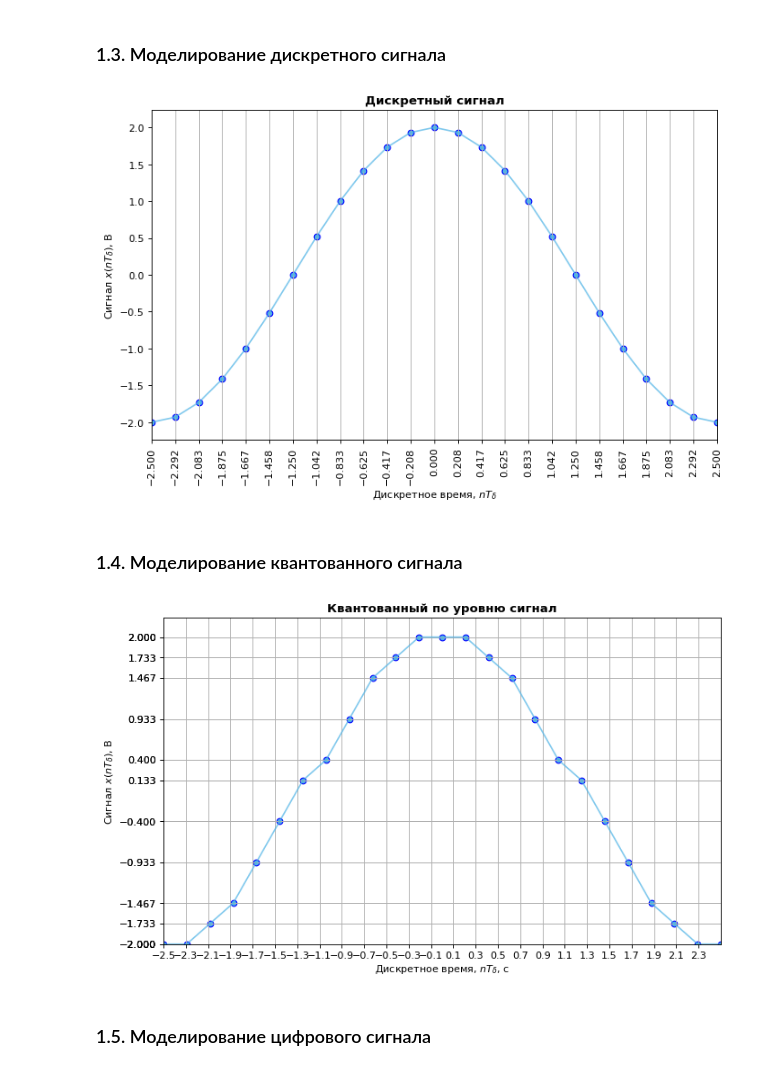
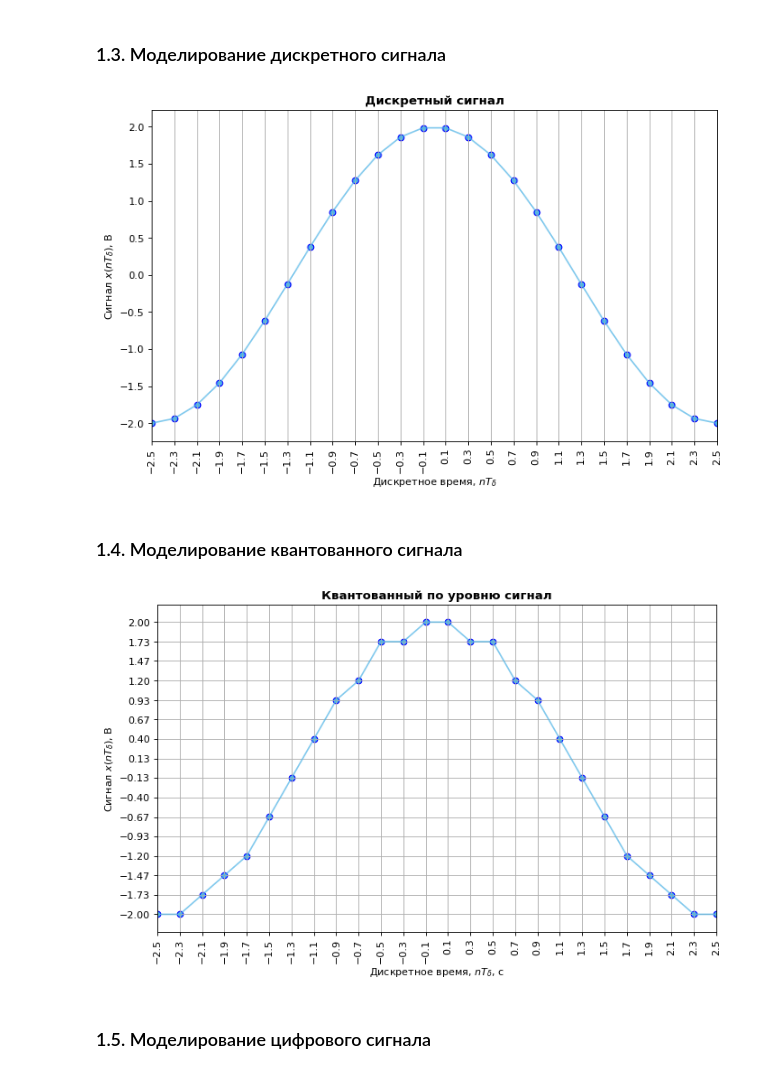
Before and after one commit to SakuraOneLove/DSP-2020, a Jupyter notebook: 1.ipynb, the cells around one changed output. Cells and saved outputs as stored; diff of their text form; code cells hidden in the pictures.

Commit message:
Beautify plots and code

```diff
--- a/1.ipynb
+++ b/1.ipynb
@@ -52,23 +52,24 @@ from sympy.utilities.lambdify import lambdify
 %matplotlib inline
 # %%
 # Формирование области определения
-td = np.linspace(tmin, tmax, int(np.round((tmax - tmin) * fd)))
+td = np.linspace(tmin, tmax, np.rint((tmax - tmin) * fd).astype(int) + 1)
 sigdify = lambdify(x, sig)  # Формирование функции возвращающей значение символьной функции по аргументу х
 xd = np.array([sigdify(i) for i in td]) # Преобразование символьного выражения в числовое
+x_ticks = np.round(td, 2)   # Шаг деления оси абсцисс с точностью до 2 знаков
 # %%
 plt.figure(figsize=PIC_SIZE, dpi=PIC_DENSITY) # Задания размера картинки в дюймах и плотности пикселей
 plt.title("Дискретный сигнал", fontweight="bold")   # Заголовок с жирным шрифтом
 plt.ylabel(r"Cигнал $\mathit{x(nT_\delta)}$, В")    # Надпись оси ординат
 plt.xlabel(r"Дискретное время, $\mathit{nT_\delta}$")  # Надпись оси абсцисс
 plt.xlim(tmin, tmax)    # Предел значений графика по оси абсцисс
-plt.xticks(td, rotation=90)  # Шаг деления оси абсцисс 0.2
+plt.xticks(x_ticks, rotation=90)  # Шаг деления оси абсцисс 0.2
 plt.grid(axis='x')  # Добавление вертикальных линий на график
 plt.plot(td, xd, color=tColorLight, alpha=0.7)    # Соединение точек на графике
 plt.scatter(td, xd, edgecolors=tColor, color=tColorLight) # Построение точечного графика
 
 plt.show()  # Отображение графика
 # %% [output]
-[figure, old version]
+[figure, new version]
 # %% [markdown]
 ### 1.4. Моделирование квантованного сигнала
 # %%
@@ -95,23 +96,22 @@ ind = np.digitize(xd, codebook) # Получение индексов квант
 # Поэтому списковое включение(list comprehension) отлавливает данное поведение.
 
 D = np.array([quantiz(codebook[ind[n] - 1], codebook[ind[n]], xd[n]) if ind[n] != codebook.size else quantiz(codebook[ind[n] - 2], codebook[ind[n] - 1], xd[n]) for n in range(ind.size)])
+d_yticks = np.round(codebook, 2)    # Шаг деления оси ординат с точностью до 2 знаков
 # %%
 plt.figure(figsize=PIC_SIZE, dpi=PIC_DENSITY) # Задания размера картинки в дюймах и плотности пикселей
 plt.title("Квантованный по уровню сигнал", fontweight="bold")   # Заголовок с жирным шрифтом
 plt.ylabel(r"Cигнал $\mathit{x(nT_\delta)}$, В")    # Надпись оси ординат
 plt.xlabel(r"Дискретное время, $\mathit{nT_\delta}$, с")    # Надпись оси абсцисс
 plt.xlim(tmin, tmax)    # Предел значений графика по оси абсцисс
-plt.xticks(np.arange(tmin, tmax, 0.2))  # Шаг деления оси абсцисс 0.2
-# plt.yticks(np.arange(D.min(), D.max() + 0.25, 0.25))    # Шаг деления оси ординат 0.25
-plt.yticks(D)    # Шаг деления оси ординат 0.25
-plt.ylim(D.min(), D.max() + 0.25)   # Предел значение по оси ординат
+plt.xticks(x_ticks, rotation=90)  # Шаг деления оси абсцисс 0.2
+plt.yticks(d_yticks)    # Шаг деления оси ординат
 plt.grid(True)  # Добавление сетки на график
 plt.scatter(td, D, color=tColorLight, edgecolors=tColor)  # Построение точечного графика
 plt.plot(td, D, color=tColorLight, alpha=0.7) # Соединение точек на графике
 
 plt.show()  # Отображение графика
 # %% [output]
-[figure, old version]
+[figure, new version]
 # %% [markdown]
 ### 1.5. Моделирование цифрового сигнала
 # %%
```
Also changed, not shown: parts of 3 cells of this notebook.
